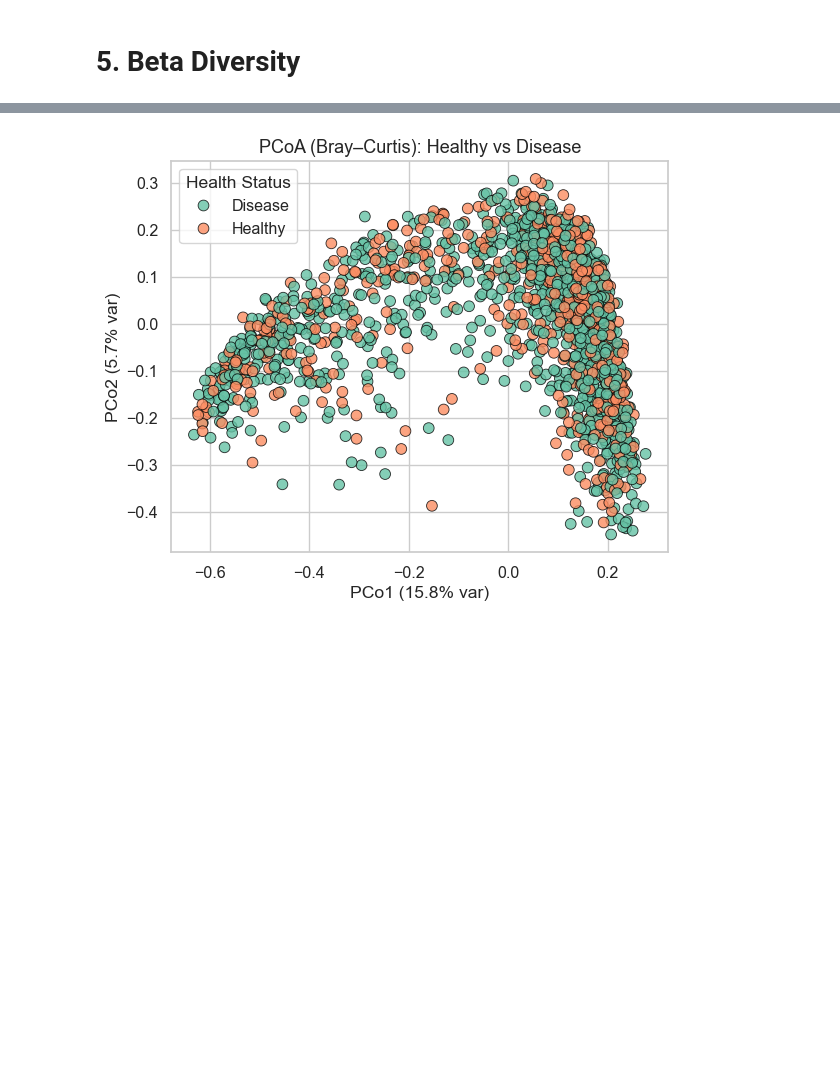
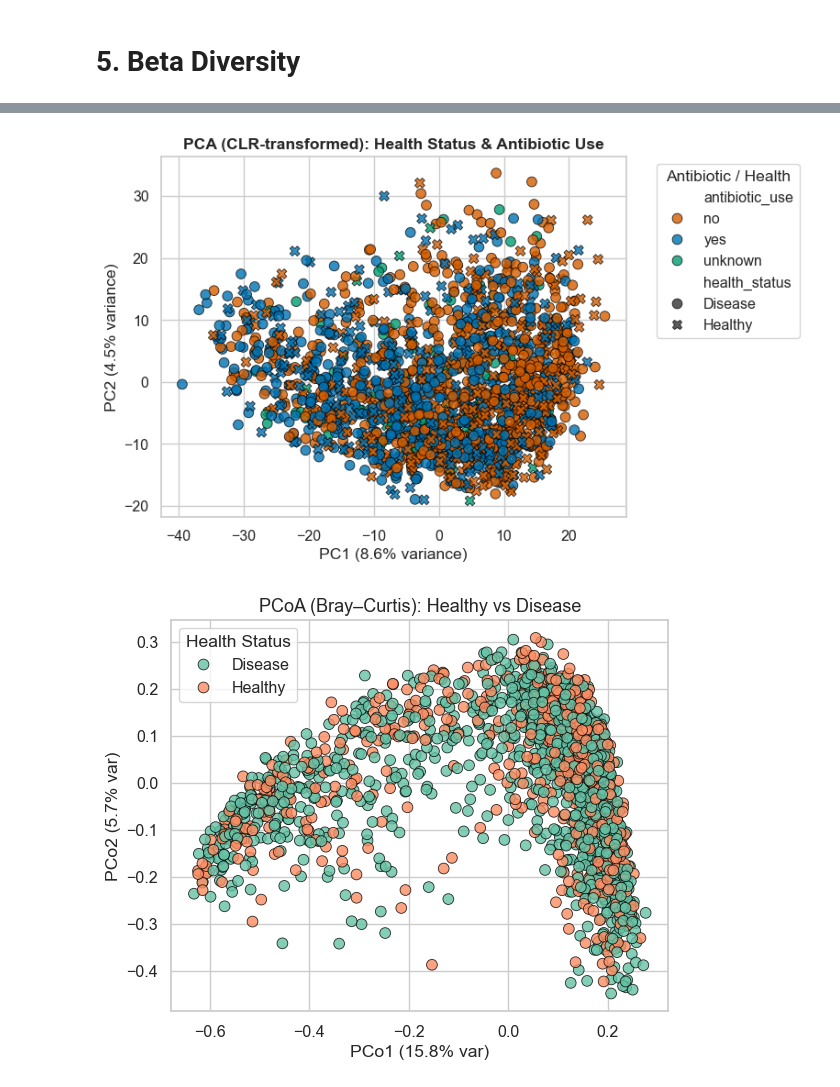
Before and after one commit to anushka-don/cs506_project, a Jupyter notebook: eda.ipynb, the cells around one changed output, grey strips where cells are left out. Cells and saved outputs as stored; diff of their text form; code cells hidden in the pictures; blank space fills up the shorter version.

```diff
--- a/eda.ipynb
+++ b/eda.ipynb
@@ -266,3 +329,24 @@ print(f"  Saved to: {TABLES}/abundance_clr.csv")
+# %%
+# PCA colored by health status and antibiotic use
+plt.figure(figsize=(8,5))
+sns.scatterplot(
+    data=pcs_meta, x='PC1', y='PC2',
+    hue='antibiotic_use', style='health_status',
+    palette={'no':'#D55E00', 'yes':'#0072B2', 'unknown':'#009E73'},
+    s=60, edgecolor='black', alpha=0.8
+)
+plt.title("PCA (CLR-transformed): Health Status & Antibiotic Use", fontweight='bold')
+plt.xlabel(f"PC1 ({explained_var[0]*100:.1f}% variance)")
+plt.ylabel(f"PC2 ({explained_var[1]*100:.1f}% variance)")
+plt.legend(title="Antibiotic / Health", bbox_to_anchor=(1.05, 1), loc='upper left')
+plt.tight_layout()
+plt.savefig(os.path.join(FIGS, "pca_clr_health_antibiotic.png"), dpi=300, bbox_inches='tight')
+plt.show()
+
+# Save PCA results
+pcs_meta.to_csv(os.path.join(TABLES, "pca_coordinates.csv"))
+# %% [output]
+[figure, added]
 # %%
 # PCoA via eigen-decomposition
 def pcoa_from_distance(D, k=2):
```
Also changed, not shown: parts of 4 cells of this notebook, 2 other files.
